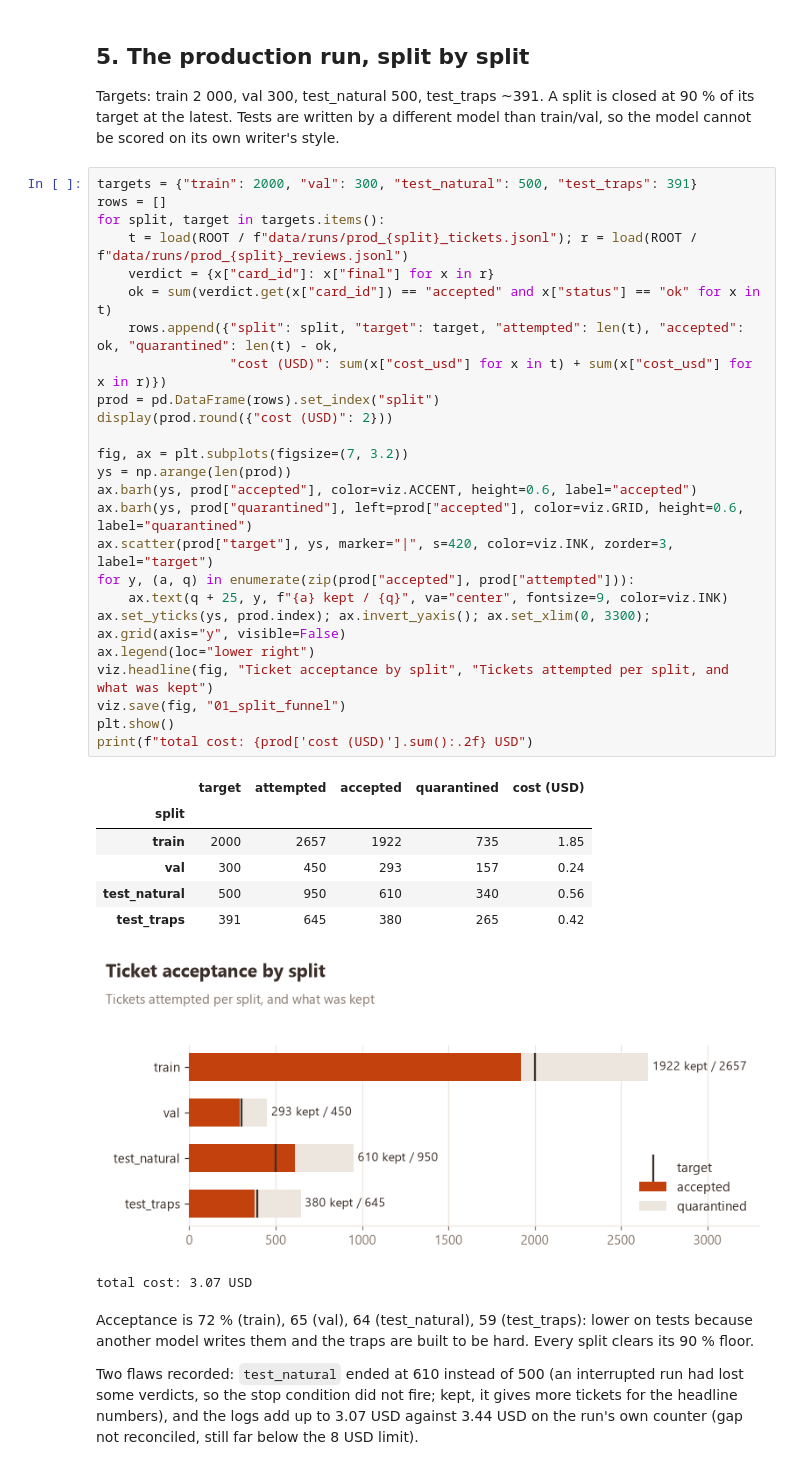
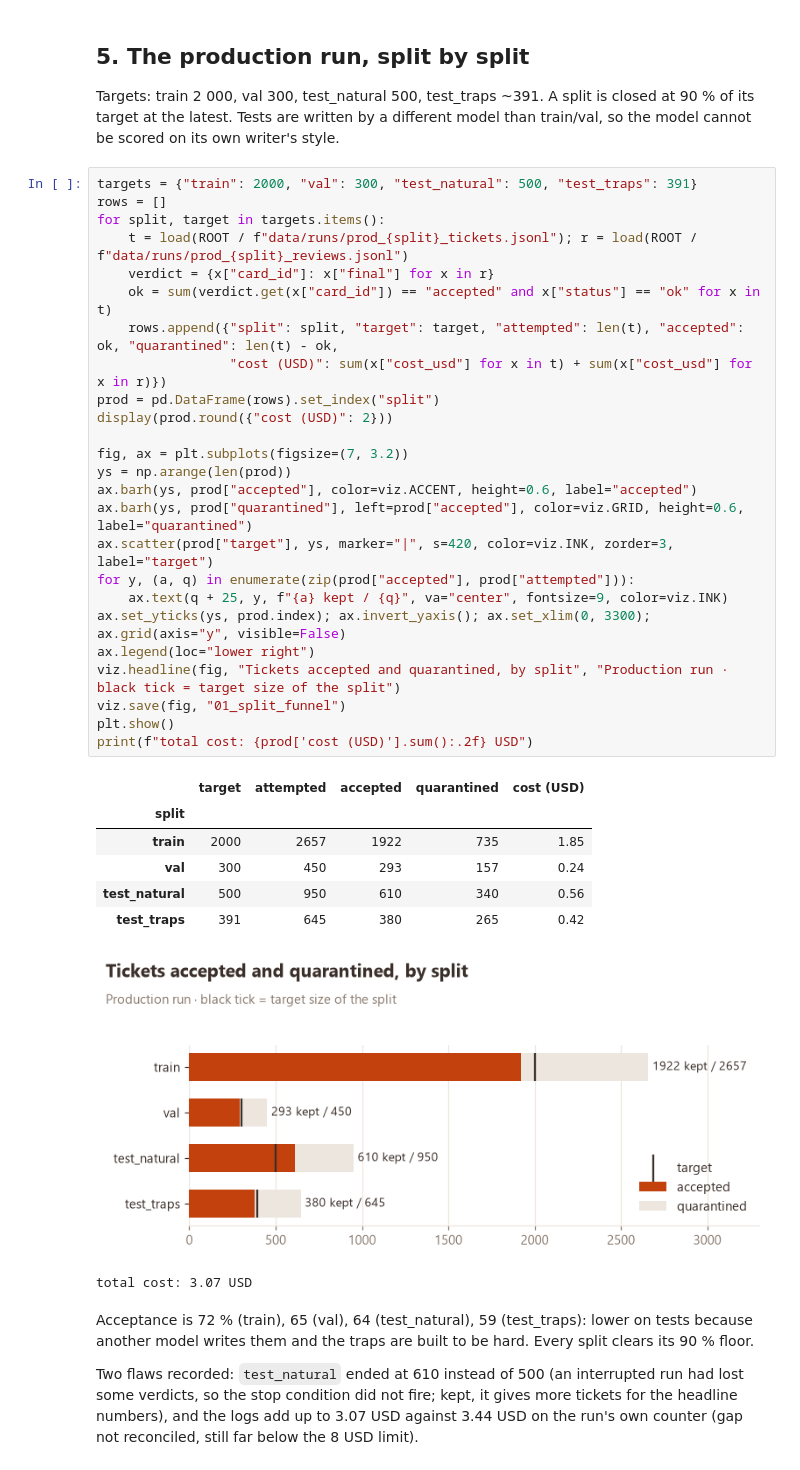
Before and after one commit to Xenodion/data-ai-product-to-delivery-navy, a Jupyter notebook: agentic-workflow-subproject/notebooks/01_dataset_build.ipynb, the cells around one changed output. Drawn from its saved outputs; the diff is of its cells as text.

```diff
--- a/agentic-workflow-subproject/notebooks/01_dataset_build.ipynb
+++ b/agentic-workflow-subproject/notebooks/01_dataset_build.ipynb
@@ -110,35 +153,35 @@ Targets: train 2 000, val 300, test_natural 500, test_traps ~391. A split is clo
 targets = {"train": 2000, "val": 300, "test_natural": 500, "test_traps": 391}
 rows = []
 for split, target in targets.items():
     t = load(ROOT / f"data/runs/prod_{split}_tickets.jsonl"); r = load(ROOT / f"data/runs/prod_{split}_reviews.jsonl")
     verdict = {x["card_id"]: x["final"] for x in r}
     ok = sum(verdict.get(x["card_id"]) == "accepted" and x["status"] == "ok" for x in t)
     rows.append({"split": split, "target": target, "attempted": len(t), "accepted": ok, "quarantined": len(t) - ok,
                  "cost (USD)": sum(x["cost_usd"] for x in t) + sum(x["cost_usd"] for x in r)})
 prod = pd.DataFrame(rows).set_index("split")
 display(prod.round({"cost (USD)": 2}))
 
 fig, ax = plt.subplots(figsize=(7, 3.2))
 ys = np.arange(len(prod))
 ax.barh(ys, prod["accepted"], color=viz.ACCENT, height=0.6, label="accepted")
 ax.barh(ys, prod["quarantined"], left=prod["accepted"], color=viz.GRID, height=0.6, label="quarantined")
 ax.scatter(prod["target"], ys, marker="|", s=420, color=viz.INK, zorder=3, label="target")
 for y, (a, q) in enumerate(zip(prod["accepted"], prod["attempted"])):
     ax.text(q + 25, y, f"{a} kept / {q}", va="center", fontsize=9, color=viz.INK)
 ax.set_yticks(ys, prod.index); ax.invert_yaxis(); ax.set_xlim(0, 3300); ax.grid(axis="y", visible=False)
 ax.legend(loc="lower right")
-viz.headline(fig, "Ticket acceptance by split", "Tickets attempted per split, and what was kept")
+viz.headline(fig, "Tickets accepted and quarantined, by split", "Production run · black tick = target size of the split")
 viz.save(fig, "01_split_funnel")
 plt.show()
 print(f"total cost: {prod['cost (USD)'].sum():.2f} USD")
 # %% [output]
 |  | target | attempted | accepted | quarantined | cost (USD) |
 | split |  |  |  |  |  |
 | train | 2000 | 2657 | 1922 | 735 | 1.85 |
 | val | 300 | 450 | 293 | 157 | 0.24 |
 | test_natural | 500 | 950 | 610 | 340 | 0.56 |
 | test_traps | 391 | 645 | 380 | 265 | 0.42 |
-[figure, old version]
+[figure, new version]
 total cost: 3.07 USD
 # %% [markdown]
 Acceptance is 72 % (train), 65 (val), 64 (test_natural), 59 (test_traps): lower on tests because another model writes them and the traps are built to be hard. Every split clears its 90 % floor.
```
Also changed, not shown: parts of 8 cells of this notebook, 18 other files.
